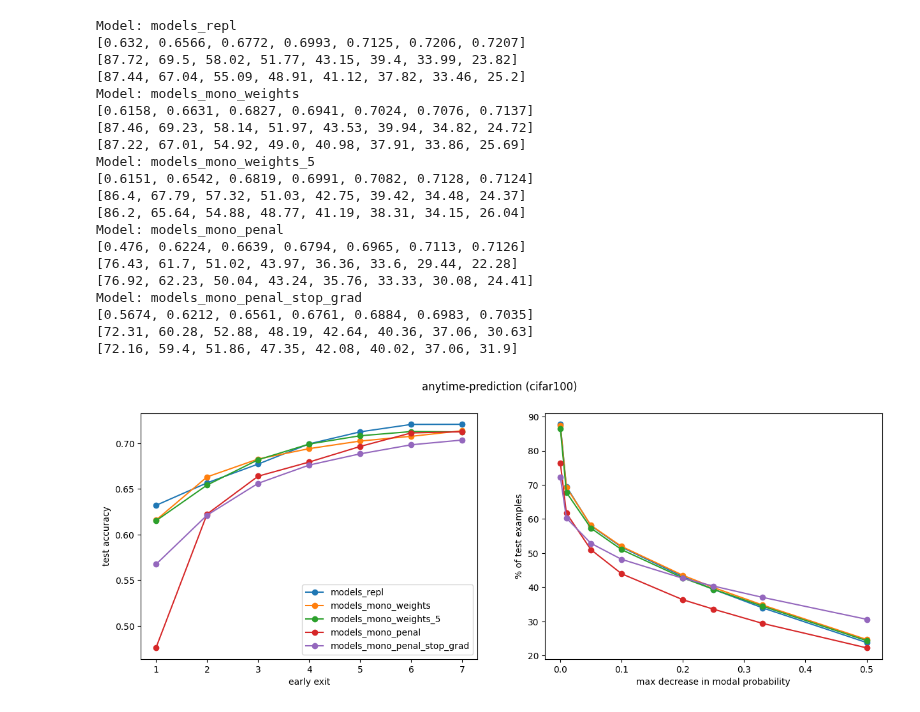
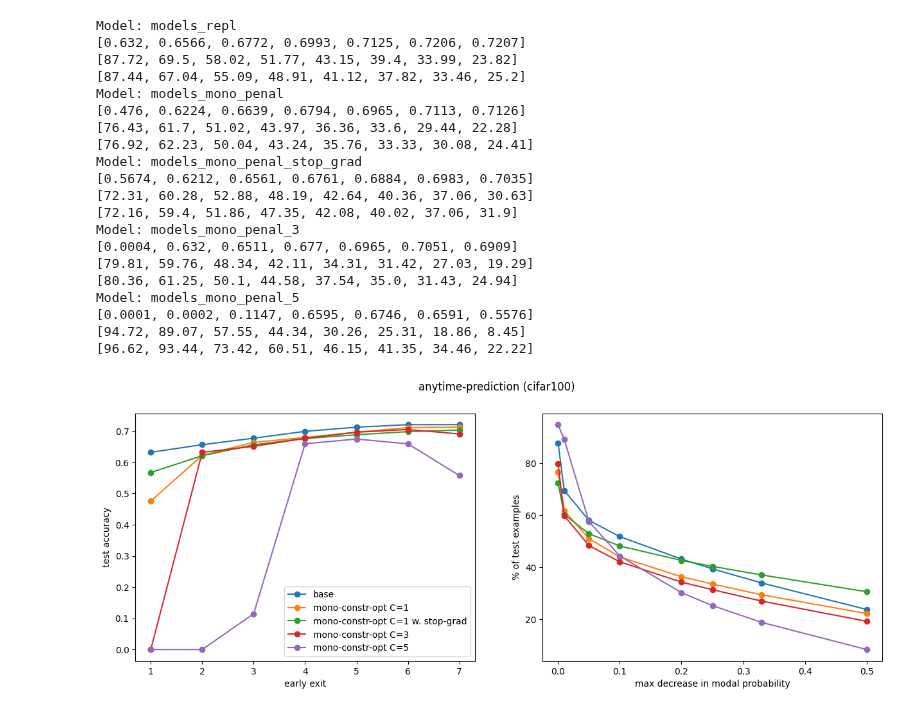
Before and after one commit to metodj/MSDNet-PyTorch, a Jupyter notebook: mono_weights.ipynb, the cells around one changed output. Drawn from its saved outputs; the diff is of its cells as text; code cells hidden in the pictures.

Commit message:
mono weights models eval wrap up

```diff
--- a/mono_weights.ipynb
+++ b/mono_weights.ipynb
@@ -13,7 +13,16 @@ from typing import Dict
 DATA = 'cifar100'
 LIKELIHOOD = 'softmax'
 EPOCH = 299
-MODELS = ['models_repl', 'models_mono_weights', 'models_mono_weights_5', 'models_mono_penal', 'models_mono_penal_stop_grad']
+# MODELS = ['models_repl', 'models_mono_weights', 'models_mono_weights_5', 'models_mono_penal', 'models_mono_penal_stop_grad', 'models_poe_cascade_stop_grad']
+
+# MODELS = ['models_repl', 'models_mono_weights', 'models_mono_weights_5']
+# MODELS_NAMES = ['base', 'mono-weights C=1', 'mono-weights C=5']
+
+MODELS = ['models_repl', 'models_mono_penal', 'models_mono_penal_stop_grad', 'models_mono_penal_3', 'models_mono_penal_5']
+MODELS_NAMES = ['base', 'mono-constr-opt C=1', 'mono-constr-opt C=1 w. stop-grad', 'mono-constr-opt C=3', 'mono-constr-opt C=5']
+
+# MODELS = ['models_repl', 'models_poe_cascade_repl', 'models_poe_cascade_stop_grad']
+# MODELS_NAMES = ['base', 'PoE-softmax-cascade', 'PoE-softmax-cascade w. stop-grad']
 
 logits_dict = {}
 for model_name in MODELS:
@@ -34,10 +61,22 @@ for model_name in MODELS:
     L = len(logits)
     N = len(targets)
 
+    # if 'poe' in model_name:
+    #     logits = logits.cumsum(dim=0) / torch.tensor([1., 2., 3., 4., 5., 6., 7.])[:, None, None]
+    #     probs = torch.softmax(logits, dim=2)
+    #     preds = {i: torch.argmax(probs, dim=2)[i, :] for i in range(L)}
+    # else:
+    #     probs = torch.softmax(logits, dim=2)
+    #     preds = {i: torch.argmax(probs, dim=2)[i, :] for i in range(L)}
+
+    # logits = logits.cumsum(dim=0) / torch.tensor([1., 2., 3., 4., 5., 6., 7.])[:, None, None]
+    # probs = torch.softmax(logits, dim=2)
+    # preds = {i: torch.argmax(probs, dim=2)[i, :] for i in range(L)}
+
     probs = torch.softmax(logits, dim=2)
     preds = {i: torch.argmax(probs, dim=2)[i, :] for i in range(L)}
+
     acc = [(targets == preds[i]).sum() / len(targets) for i in range(L)]
-    msp = {i: torch.max(probs, dim=2).values[i, :] for i in range(L)}
 
     mono_modal_prob = [round(x, 4) for x in modal_probs_decreasing(preds, probs, layer=L, N=N, thresholds=[-0.0001, -0.01, -0.05, -0.1, -0.2, -0.25, -0.33, -0.5], diffs_type="all").values()]
     mono_y_star = [round(x, 4) for x in modal_probs_decreasing(targets, probs, layer=None, N=N, thresholds=[-0.0001, -0.01, -0.05, -0.1, -0.2, -0.25, -0.33, -0.5], diffs_type="all").values()]
@@ -54,14 +93,6 @@ Model: models_repl
 [0.632, 0.6566, 0.6772, 0.6993, 0.7125, 0.7206, 0.7207]
 [87.72, 69.5, 58.02, 51.77, 43.15, 39.4, 33.99, 23.82]
 [87.44, 67.04, 55.09, 48.91, 41.12, 37.82, 33.46, 25.2]
-Model: models_mono_weights
-[0.6158, 0.6631, 0.6827, 0.6941, 0.7024, 0.7076, 0.7137]
-[87.46, 69.23, 58.14, 51.97, 43.53, 39.94, 34.82, 24.72]
-[87.22, 67.01, 54.92, 49.0, 40.98, 37.91, 33.86, 25.69]
-Model: models_mono_weights_5
-[0.6151, 0.6542, 0.6819, 0.6991, 0.7082, 0.7128, 0.7124]
-[86.4, 67.79, 57.32, 51.03, 42.75, 39.42, 34.48, 24.37]
-[86.2, 65.64, 54.88, 48.77, 41.19, 38.31, 34.15, 26.04]
 Model: models_mono_penal
 [0.476, 0.6224, 0.6639, 0.6794, 0.6965, 0.7113, 0.7126]
 [76.43, 61.7, 51.02, 43.97, 36.36, 33.6, 29.44, 22.28]
@@ -70,21 +101,29 @@ Model: models_mono_penal_stop_grad
 [0.5674, 0.6212, 0.6561, 0.6761, 0.6884, 0.6983, 0.7035]
 [72.31, 60.28, 52.88, 48.19, 42.64, 40.36, 37.06, 30.63]
 [72.16, 59.4, 51.86, 47.35, 42.08, 40.02, 37.06, 31.9]
+Model: models_mono_penal_3
+[0.0004, 0.632, 0.6511, 0.677, 0.6965, 0.7051, 0.6909]
+[79.81, 59.76, 48.34, 42.11, 34.31, 31.42, 27.03, 19.29]
+[80.36, 61.25, 50.1, 44.58, 37.54, 35.0, 31.43, 24.94]
+Model: models_mono_penal_5
+[0.0001, 0.0002, 0.1147, 0.6595, 0.6746, 0.6591, 0.5576]
+[94.72, 89.07, 57.55, 44.34, 30.26, 25.31, 18.86, 8.45]
+[96.62, 93.44, 73.42, 60.51, 46.15, 41.35, 34.46, 22.22]
 # %%
 early_exits = [i + 1 for i in range(len(acc))]
 fig, ax = plt.subplots(1, 2, figsize=(15, 5))
 
-for model_name in MODELS:
-    ax[0].plot(early_exits, acc_dict[model_name], label=model_name, marker='o',)
-    ax[1].plot(mono_dict[model_name].keys(), mono_dict[model_name].values(), marker='o', label=model_name)
+for model_name, model_label in zip(MODELS, MODELS_NAMES):
+    ax[0].plot(early_exits, acc_dict[model_name], label=model_label, marker='o',)
+    ax[1].plot(mono_dict[model_name].keys(), mono_dict[model_name].values(), marker='o', label=model_label)
 
 ax[0].set_ylabel('test accuracy')
 ax[0].set_xlabel('early exit')
 ax[1].set_xlabel('max decrease in modal probability')
 ax[1].set_ylabel('% of test examples')
 ax[0].legend()
 
 plt.suptitle(f'anytime-prediction ({DATA})')
 plt.show()
 # %% [output]
-[figure, old version]
+[figure, new version]
```
Also changed, not shown: parts of 1 cell of this notebook.
